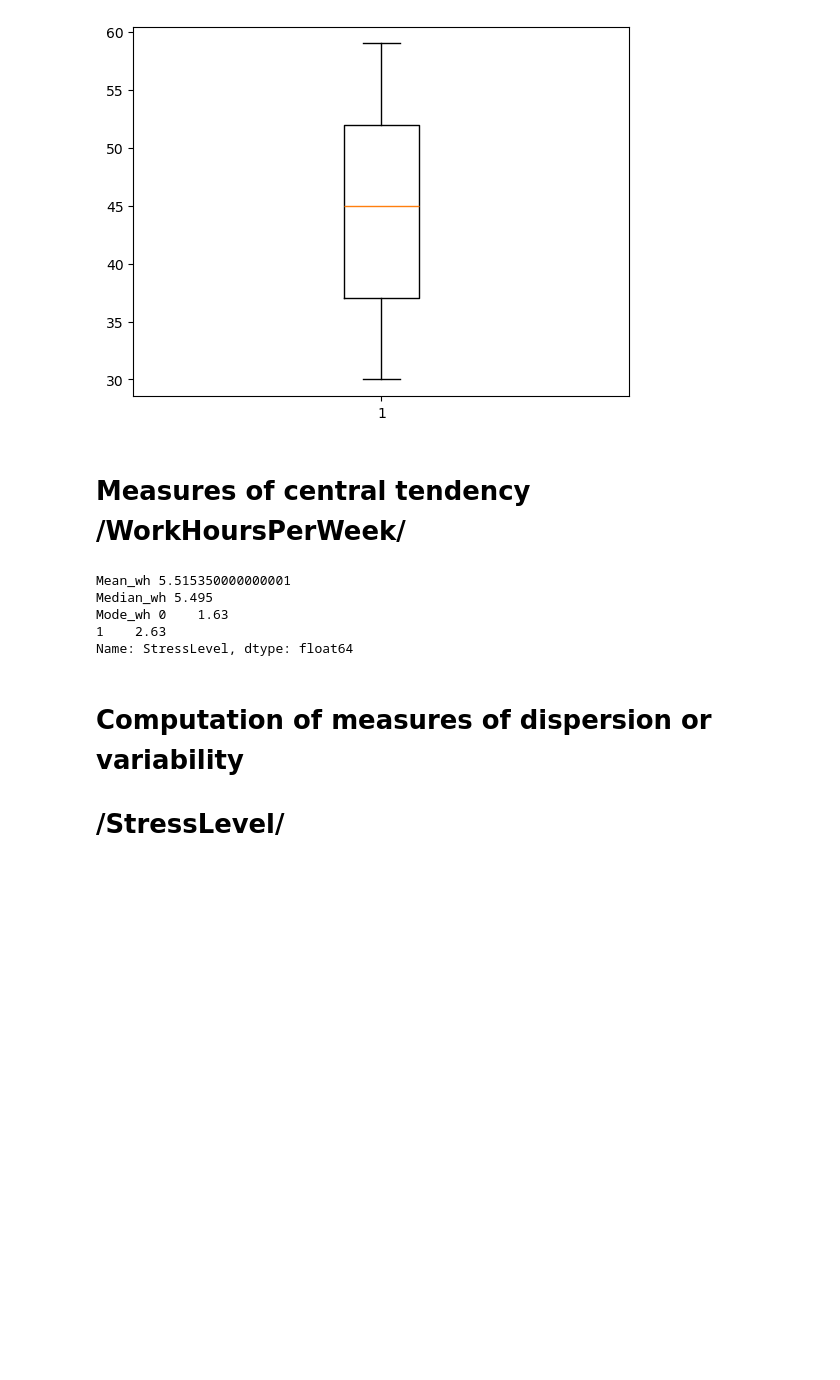
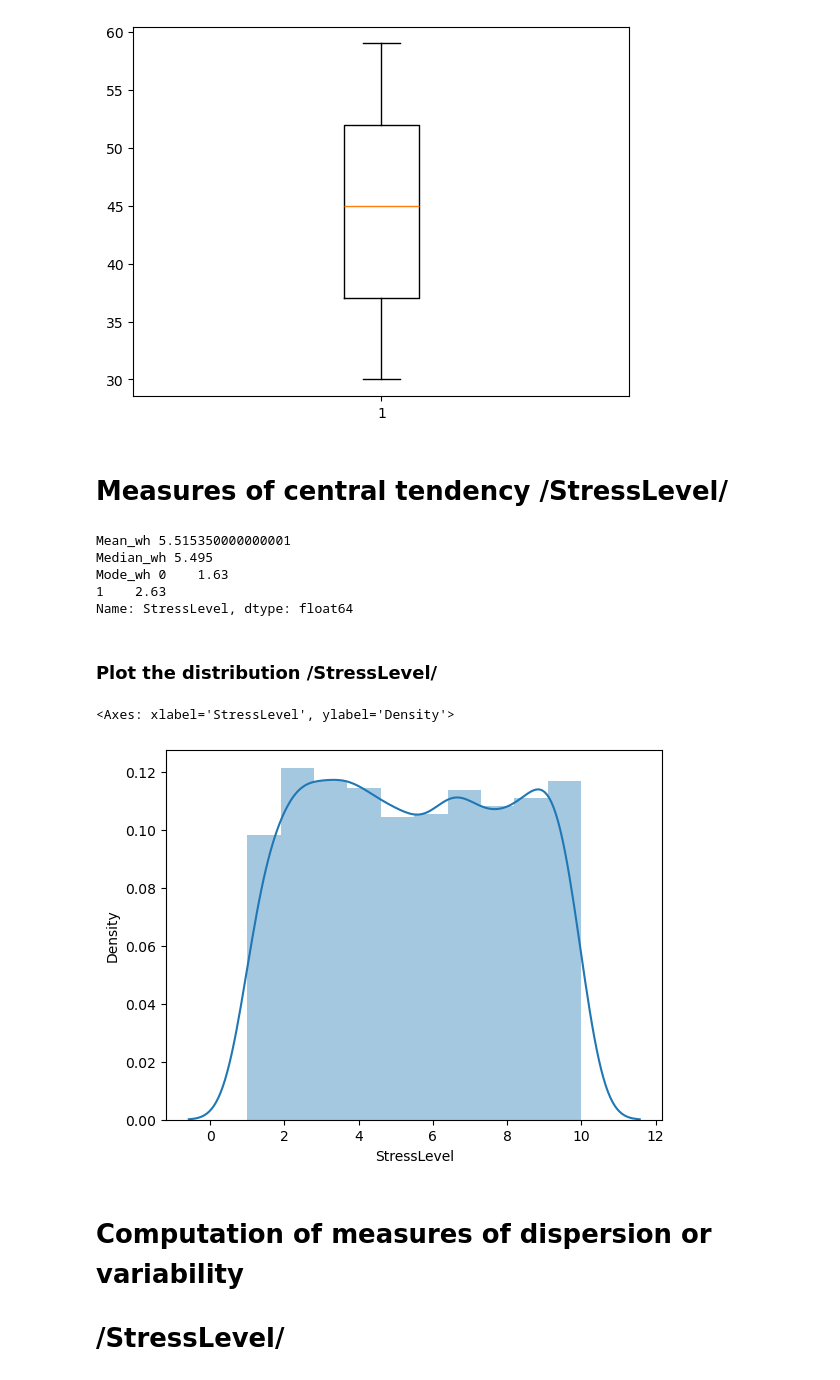
Before and after one commit to 2026378-coder/Statistical-Techniques-for-Data-Analysis-2026, a Jupyter notebook: Assignmnet.ipynb, the cells around one changed output. Cells and saved outputs as stored; diff of their text form; code cells hidden in the pictures; blank space fills up the shorter version.

Commit message:
Normal distributions

```diff
--- a/Assignmnet.ipynb
+++ b/Assignmnet.ipynb
@@ -134,7 +159,7 @@ plt.show()
 # %% [output]
 [figure]
 # %% [markdown]
-# Measures of central tendency /WorkHoursPerWeek/
+# Measures of central tendency /StressLevel/
 # %%
 mean_sl=data['StressLevel'].mean()
 median_sl=data['StressLevel'].median()
@@ -148,6 +173,15 @@ Median_wh 5.495
 Mode_wh 0    1.63
 1    2.63
 Name: StressLevel, dtype: float64
+# %% [markdown]
+### Plot the distribution /StressLevel/
+# %%
+data_sl= data['StressLevel']
+
+sns.distplot(data_sl, bins=10, hist=True, kde=True, label = 'StressLevel (in millions)')
+# %% [output]
+<Axes: xlabel='StressLevel', ylabel='Density'>
+[figure, added]
 # %% [markdown]
 # Computation of measures of dispersion or variability
 # /StressLevel/
```
Also changed, not shown: parts of 36 cells of this notebook.
